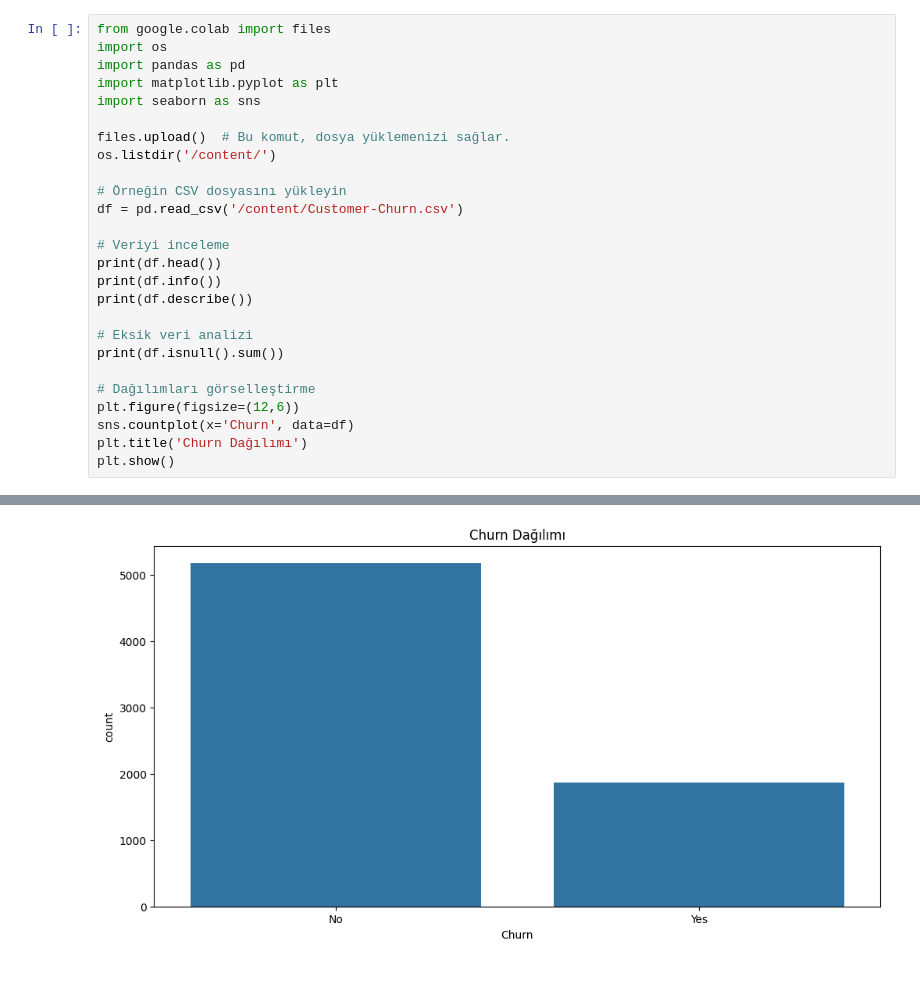
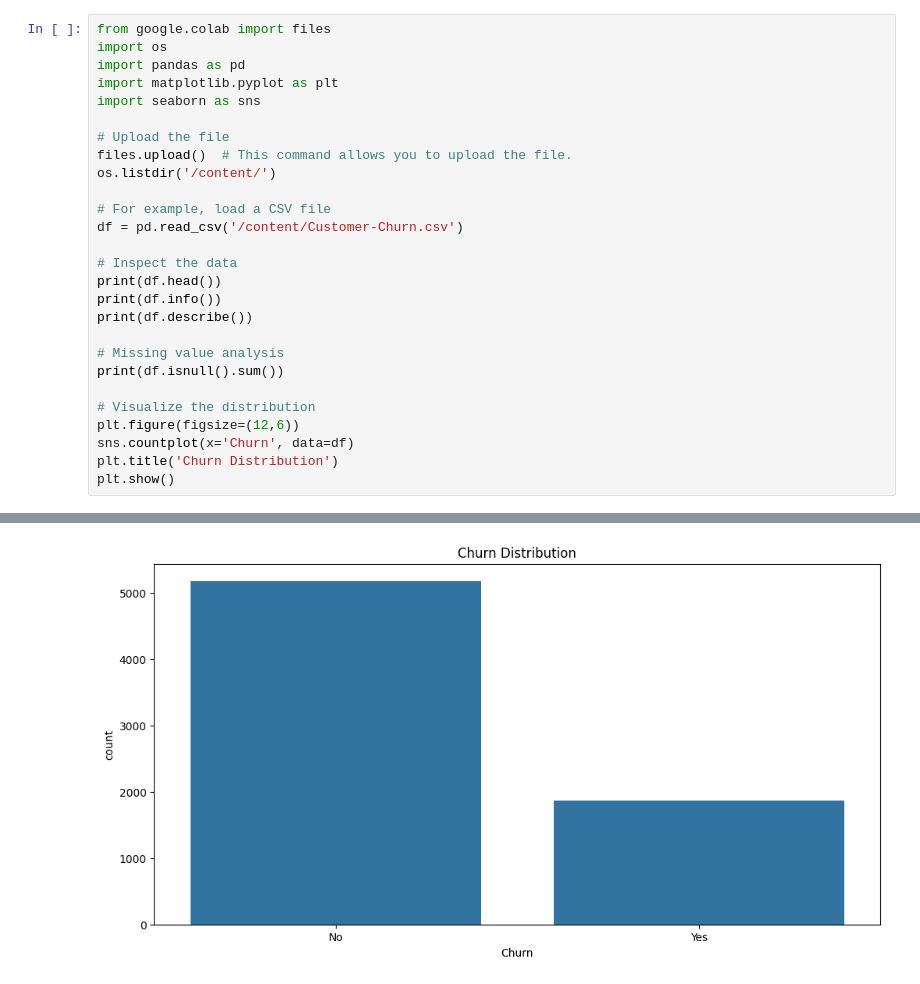
Before and after one commit to MammadovN/Machine_Learning, a Jupyter notebook: projects/01_supervised/classification/customer_churn_prediction/Customer_Churn.ipynb, the cells around one changed output, grey strips where cells are left out. Saved outputs shown, nothing was run; the diff lists cells and outputs as text.

```diff
--- a/projects/01_supervised/classification/customer_churn_prediction/Customer_Churn.ipynb
+++ b/projects/01_supervised/classification/customer_churn_prediction/Customer_Churn.ipynb
@@ -7,24 +7,25 @@ import pandas as pd
 import matplotlib.pyplot as plt
 import seaborn as sns
 
-files.upload()  # Bu komut, dosya yüklemenizi sağlar.
+# Upload the file
+files.upload()  # This command allows you to upload the file.
 os.listdir('/content/')
 
-# Örneğin CSV dosyasını yükleyin
+# For example, load a CSV file
 df = pd.read_csv('/content/Customer-Churn.csv')
 
-# Veriyi inceleme
+# Inspect the data
 print(df.head())
 print(df.info())
 print(df.describe())
 
-# Eksik veri analizi
+# Missing value analysis
 print(df.isnull().sum())
 
-# Dağılımları görselleştirme
+# Visualize the distribution
 plt.figure(figsize=(12,6))
 sns.countplot(x='Churn', data=df)
-plt.title('Churn Dağılımı')
+plt.title('Churn Distribution')
 plt.show()
 # %% [output]
 [interactive output not drawn]
@@ -32,20 +33,20 @@ Saving Customer-Churn.csv to Customer-Churn (3).csv
    customerID  gender  SeniorCitizen Partner Dependents  tenure PhoneService  \
 0  7590-VHVEG  Female              0     Yes         No       1           No
 1  5575-GNVDE    Male              0      No         No      34          Yes
 2  3668-QPYBK    Male              0      No         No       2          Yes
 3  7795-CFOCW    Male              0      No         No      45           No
 4  9237-HQITU  Female              0      No         No       2          Yes
 
       MultipleLines InternetService OnlineSecurity  ... DeviceProtection  \
 0  No phone service             DSL             No  ...               No
 1                No             DSL            Yes  ...              Yes
 2                No             DSL            Yes  ...               No
 ... (74 lines left out)
 MonthlyCharges      0
 TotalCharges        0
 Churn               0
 dtype: int64
-[figure, old version]
+[figure, new version]
 # %%
 from sklearn.preprocessing import LabelEncoder, StandardScaler
 from sklearn.model_selection import train_test_split
```
Also changed, not shown: parts of 4 cells of this notebook.
